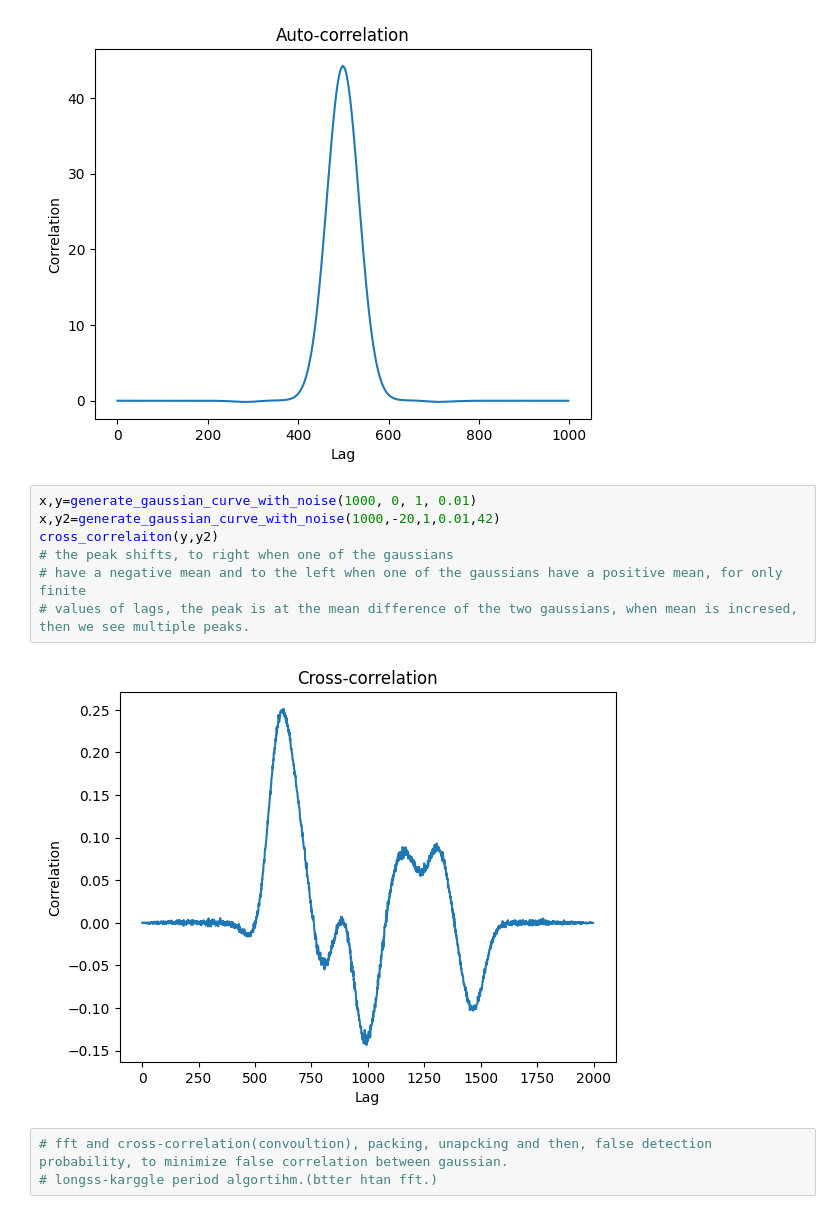
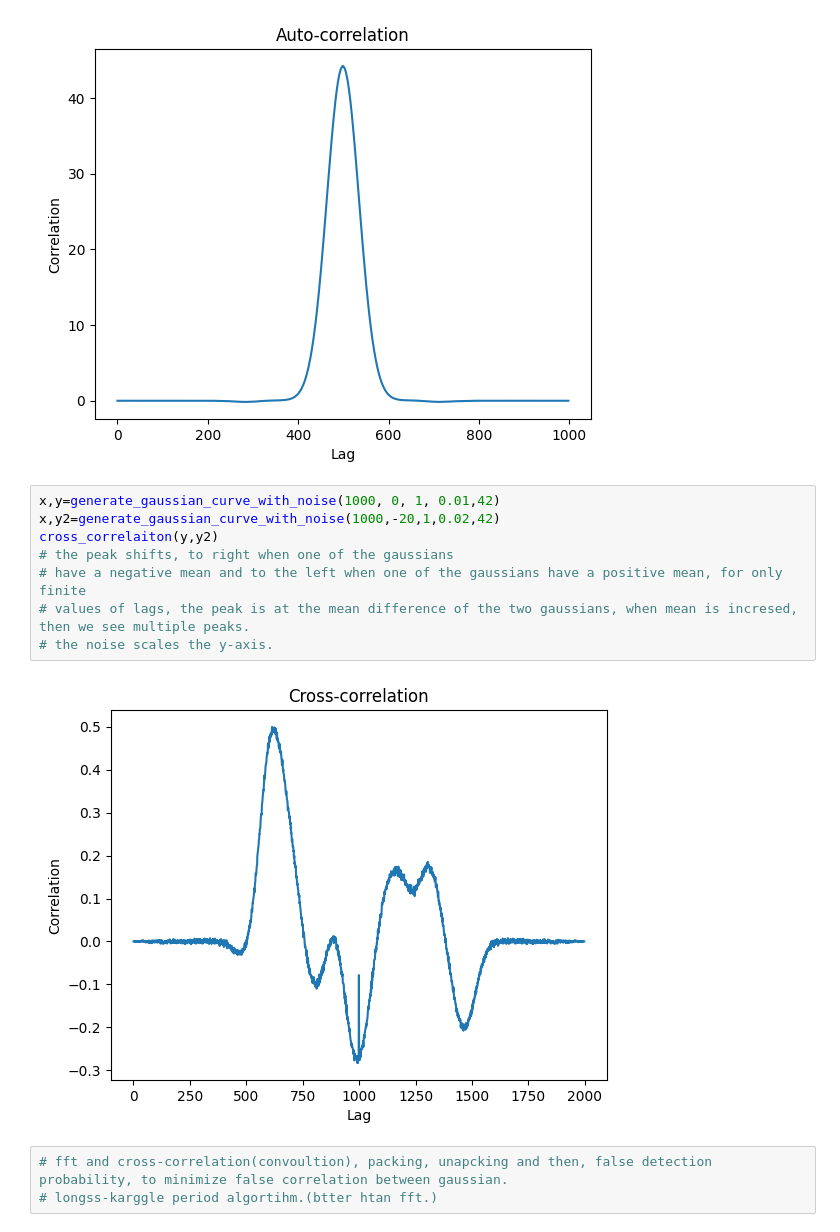
Before and after one commit to sonjaove/random-progs, a Jupyter notebook: corr.ipynb, the cells around one changed output. Drawn from its saved outputs; the diff is of its cells as text.

```diff
--- a/corr.ipynb
+++ b/corr.ipynb
@@ -47,14 +47,15 @@ auto_correlation(500, 0, 1, 0.01,42)
 # %% [output]
 [figure]
 # %%
-x,y=generate_gaussian_curve_with_noise(1000, 0, 1, 0.01)
-x,y2=generate_gaussian_curve_with_noise(1000,-20,1,0.01,42)
+x,y=generate_gaussian_curve_with_noise(1000, 0, 1, 0.01,42)
+x,y2=generate_gaussian_curve_with_noise(1000,-20,1,0.02,42)
 cross_correlaiton(y,y2)
 # the peak shifts, to right when one of the gaussians
 # have a negative mean and to the left when one of the gaussians have a positive mean, for only finite
 # values of lags, the peak is at the mean difference of the two gaussians, when mean is incresed, then we see multiple peaks.
+# the noise scales the y-axis.
 # %% [output]
-[figure, old version]
+[figure, new version]
 # %%
 # fft and cross-correlation(convoultion), packing, unapcking and then, false detection  probability, to minimize false correlation between gaussian.
 # longss-karggle period algortihm.(btter htan fft.)
```
Also changed, not shown: parts of 5 cells of this notebook.
